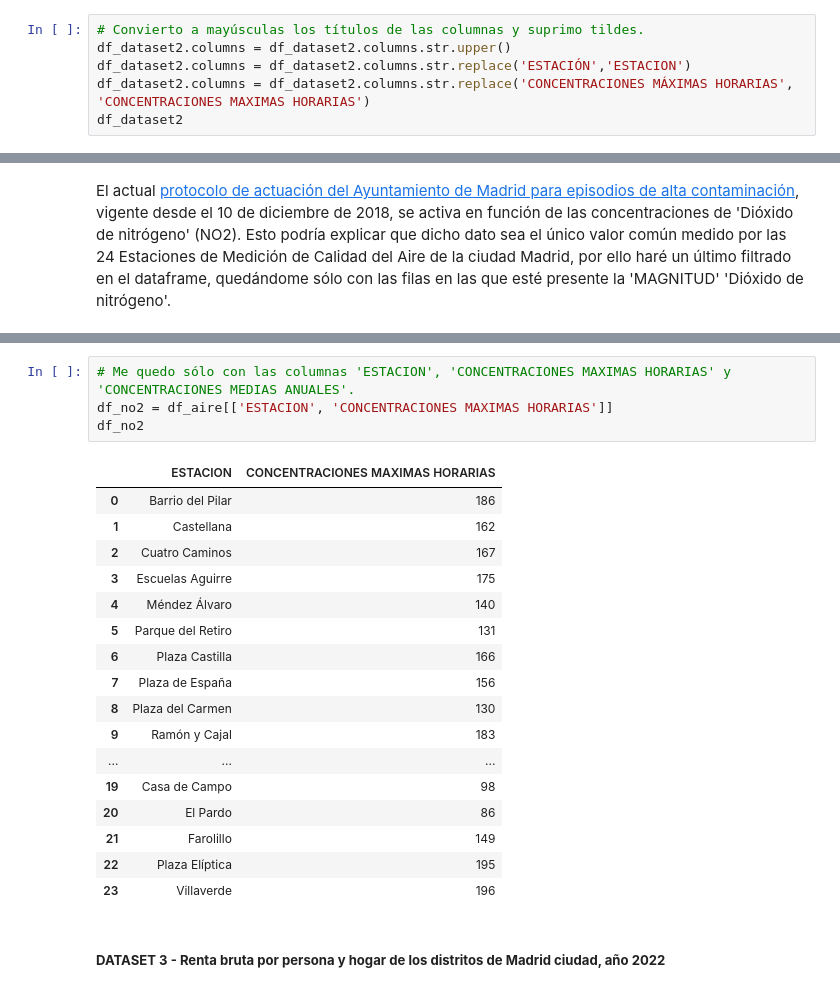
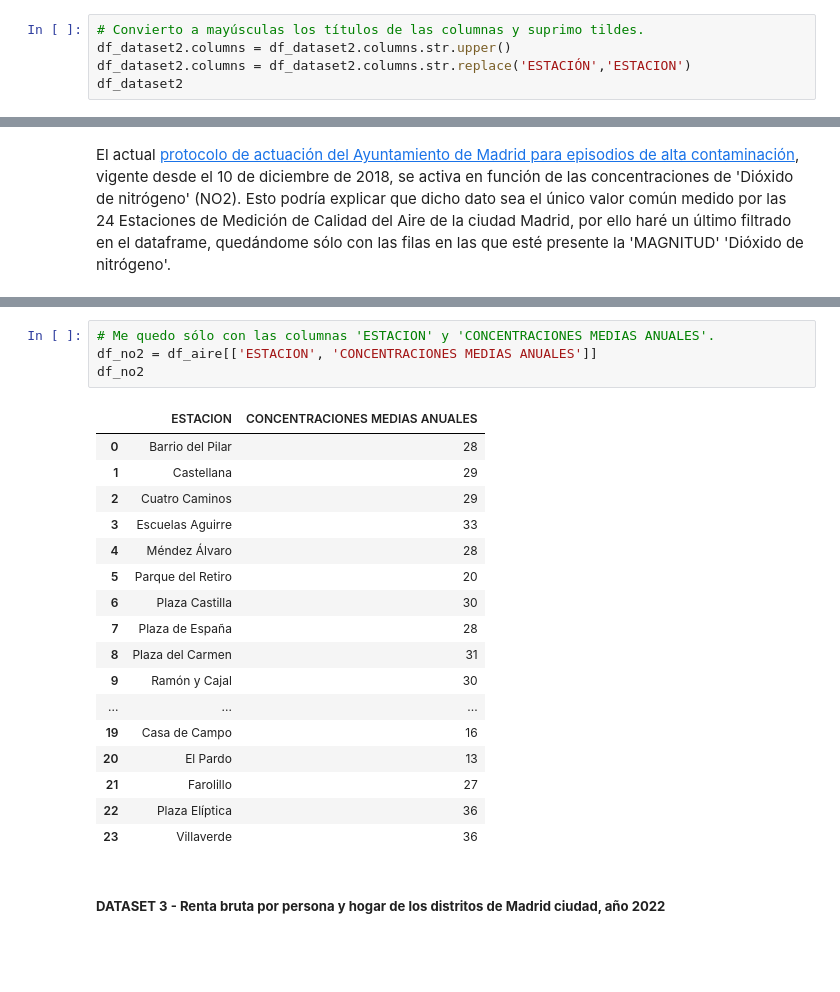
Before and after one commit to XileFrost/EDA_AireRentaMadrid, a Jupyter notebook: FelixdeMolina_EDA-Aire_Madrid.ipynb, the cells around one changed output, grey strips where cells are left out. Drawn from its saved outputs; the diff is of its cells as text; blank space fills up the shorter version.

```diff
--- a/FelixdeMolina_EDA-Aire_Madrid.ipynb
+++ b/FelixdeMolina_EDA-Aire_Madrid.ipynb
@@ -156,6 +156,5 @@ En tan sólo un vistazo veo que en los dos primeros dataframes sólo hay una col
 # Convierto a mayúsculas los títulos de las columnas y suprimo tildes.
 df_dataset2.columns = df_dataset2.columns.str.upper()
 df_dataset2.columns = df_dataset2.columns.str.replace('ESTACIÓN','ESTACION')
-df_dataset2.columns = df_dataset2.columns.str.replace('CONCENTRACIONES MÁXIMAS HORARIAS', 'CONCENTRACIONES MAXIMAS HORARIAS')
 df_dataset2
 # %% [output]
@@ -237,27 +236,27 @@ df_aire
 | 22 | Zona 05 (Suroeste) | Plaza Elíptica | 28079056 | Plaza Elíptica - Avda. Oporto | Urbana tráfico | Dióxido de nitrógeno | 195 | 36 |
 | 23 | Zona 05 (Suroeste) | Villaverde | 28079017 | C/ Juan Peñalver | Urbana fondo | Dióxido de nitrógeno | 196 | 36 |
 # %%
-# Me quedo sólo con las columnas 'ESTACION', 'CONCENTRACIONES MAXIMAS HORARIAS' y 'CONCENTRACIONES MEDIAS ANUALES'.
-df_no2 = df_aire[['ESTACION', 'CONCENTRACIONES MAXIMAS HORARIAS']]
+# Me quedo sólo con las columnas 'ESTACION' y 'CONCENTRACIONES MEDIAS ANUALES'.
+df_no2 = df_aire[['ESTACION', 'CONCENTRACIONES MEDIAS ANUALES']]
 df_no2
 # %% [output]
-|  | ESTACION | CONCENTRACIONES MAXIMAS HORARIAS |
-| 0 | Barrio del Pilar | 186 |
-| 1 | Castellana | 162 |
-| 2 | Cuatro Caminos | 167 |
-| 3 | Escuelas Aguirre | 175 |
-| 4 | Méndez Álvaro | 140 |
-| 5 | Parque del Retiro | 131 |
-| 6 | Plaza Castilla | 166 |
-| 7 | Plaza de España | 156 |
-| 8 | Plaza del Carmen | 130 |
-| 9 | Ramón y Cajal | 183 |
+|  | ESTACION | CONCENTRACIONES MEDIAS ANUALES |
+| 0 | Barrio del Pilar | 28 |
+| 1 | Castellana | 29 |
+| 2 | Cuatro Caminos | 29 |
+| 3 | Escuelas Aguirre | 33 |
+| 4 | Méndez Álvaro | 28 |
+| 5 | Parque del Retiro | 20 |
+| 6 | Plaza Castilla | 30 |
+| 7 | Plaza de España | 28 |
+| 8 | Plaza del Carmen | 31 |
+| 9 | Ramón y Cajal | 30 |
 | ... | ... | ... |
-| 19 | Casa de Campo | 98 |
-| 20 | El Pardo | 86 |
-| 21 | Farolillo | 149 |
-| 22 | Plaza Elíptica | 195 |
-| 23 | Villaverde | 196 |
+| 19 | Casa de Campo | 16 |
+| 20 | El Pardo | 13 |
+| 21 | Farolillo | 27 |
+| 22 | Plaza Elíptica | 36 |
+| 23 | Villaverde | 36 |
 # %% [markdown]
 ##### **DATASET 3 - Renta bruta por persona y hogar de los distritos de Madrid ciudad, año 2022**
 # %%
```
Also changed, not shown: parts of 16 cells of this notebook.
